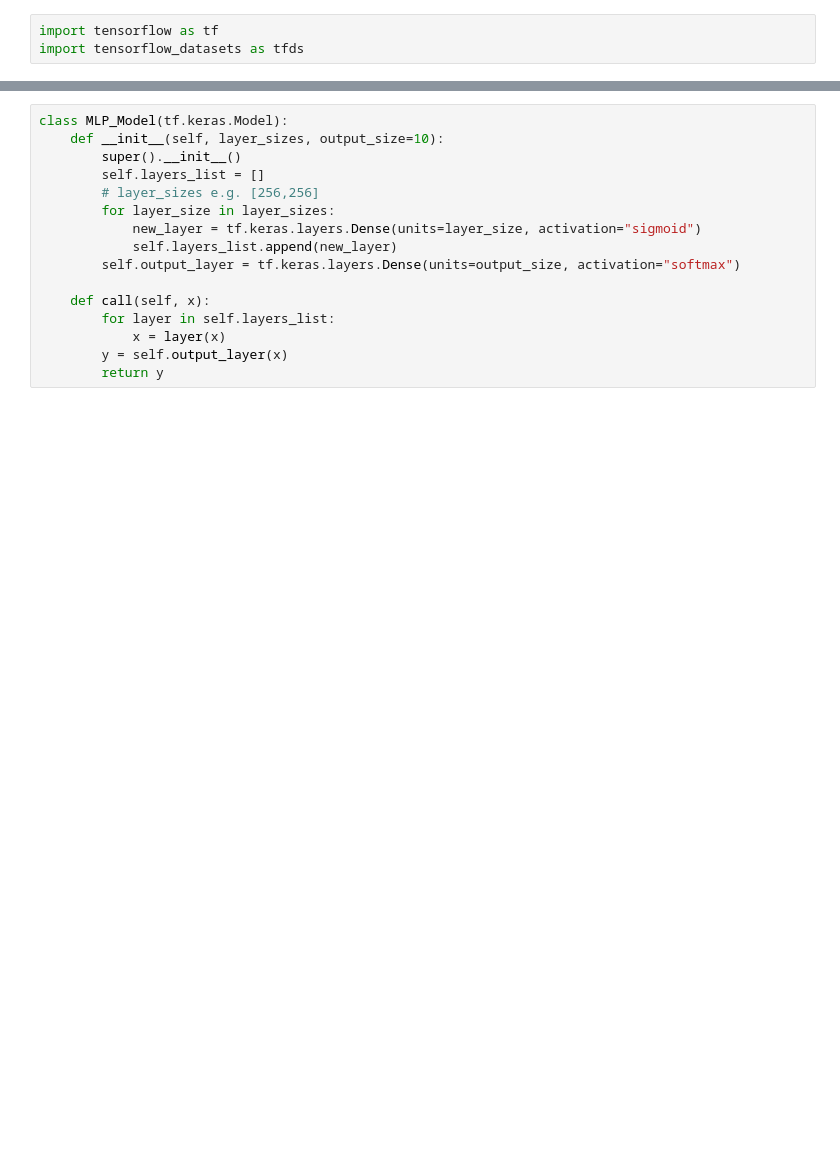
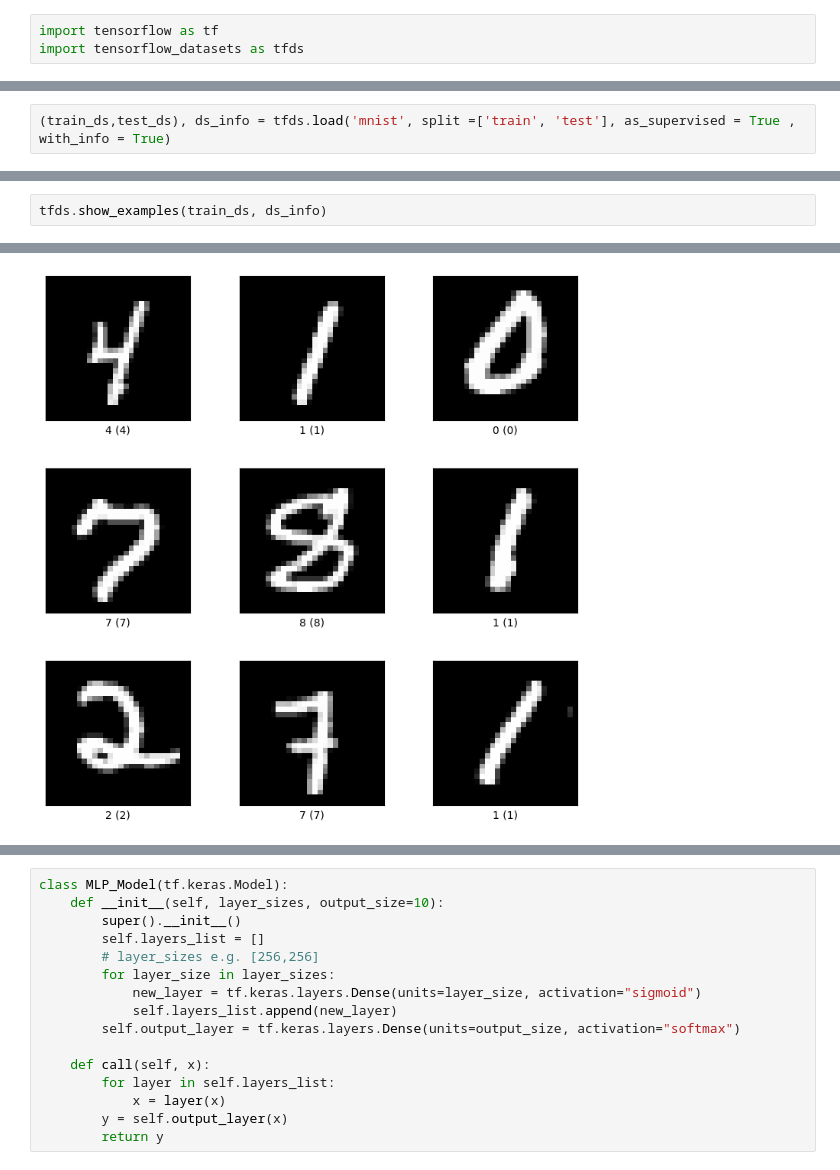
Before and after one commit to jonahschlie/IANNWTF, a Jupyter notebook: homework2/mlp_mnist_tensorflow.ipynb, the cells around one changed output, grey strips where cells are left out. Cells and saved outputs as stored; diff of their text form; blank space fills up the shorter version.

Commit message:
prep visualization, remove batching and prefetch, create pipeline function

```diff
--- a/homework2/mlp_mnist_tensorflow.ipynb
+++ b/homework2/mlp_mnist_tensorflow.ipynb
@@ -5,0 +8,2 @@ import tensorflow_datasets as tfds
+# %%
+(train_ds,test_ds), ds_info = tfds.load('mnist', split =['train', 'test'], as_supervised = True , with_info = True)
@@ -5,0 +36,3 @@ import tensorflow_datasets as tfds
+# %%
+tfds.show_examples(train_ds, ds_info)
+# %% [output]
@@ -5,0 +40 @@ import tensorflow_datasets as tfds
+[figure, added]
```
Also changed, not shown: parts of 22 cells of this notebook.
